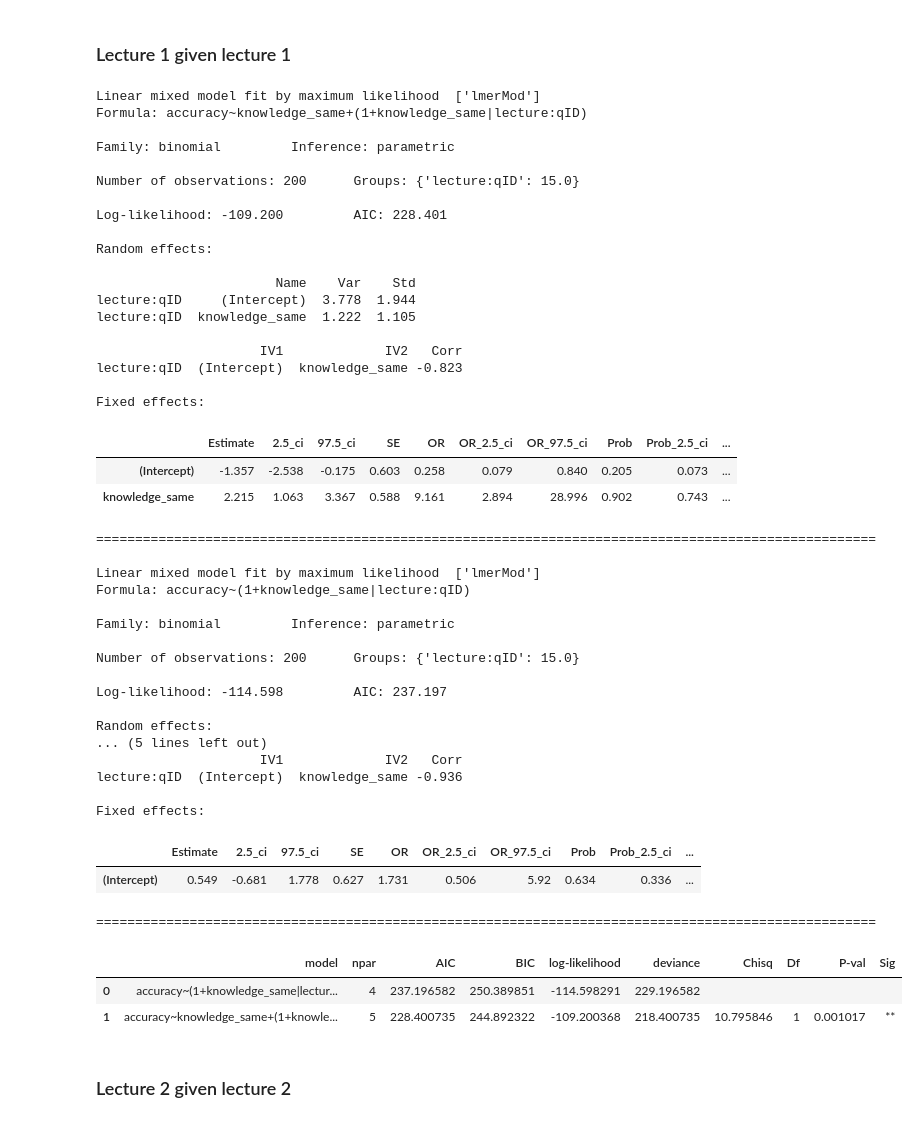
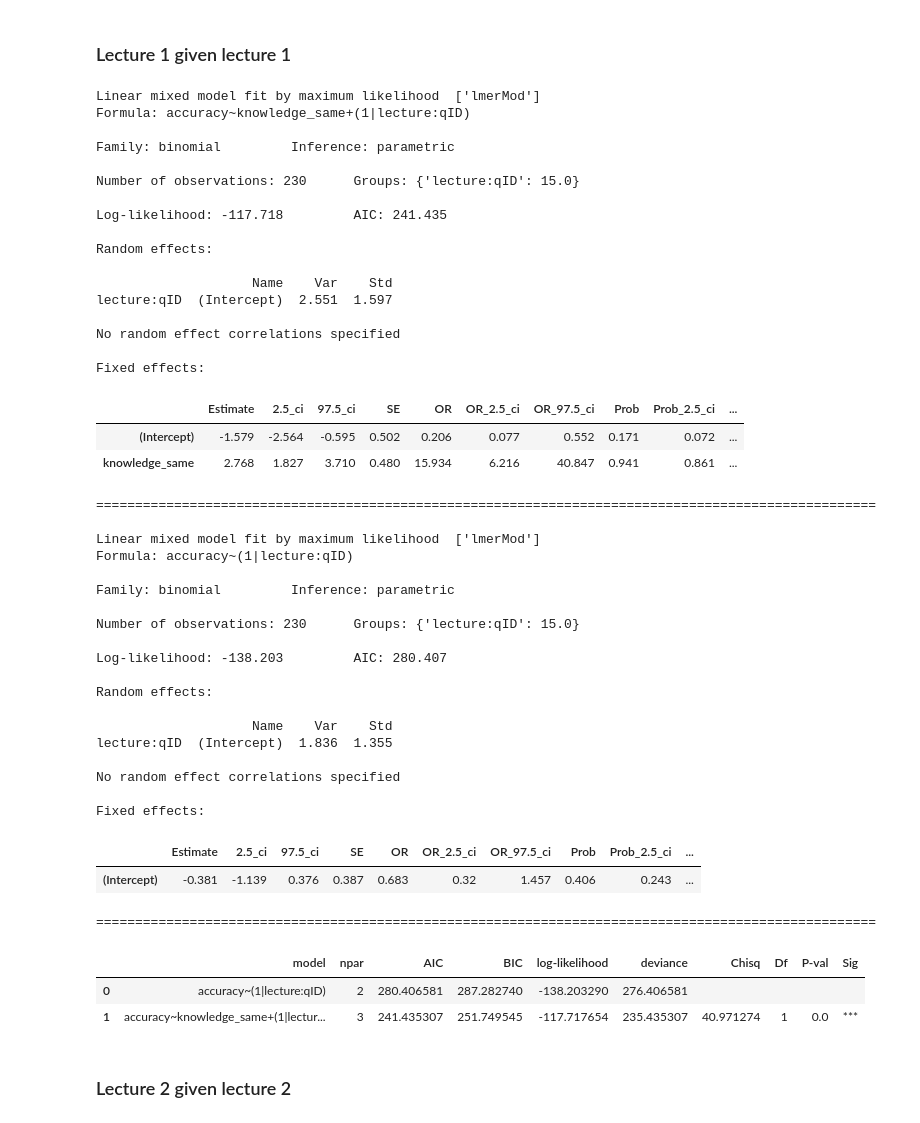
Before and after one commit to paxtonfitzpatrick/efficient-learning-khan, a Jupyter notebook: code/notebooks/main/5_predictive-analyses.ipynb, the cells around one changed output. Drawn from its saved outputs; the diff is of its cells as text; code cells hidden in the pictures.

Commit message:
fixed bug in knowledge estimate stratification

```diff
--- a/code/notebooks/main/5_predictive-analyses.ipynb
+++ b/code/notebooks/main/5_predictive-analyses.ipynb
@@ -185,6 +185,13 @@ for quiz_n in range(1, 4):
             target_question_lec = target_question_row.lecture
             target_question_vec = exp.question_vectors[target_question_id - 1]
 
+            if target_question_lec == 1:
+                target_question_lec_str = 'Forces'
+            elif target_question_lec == 2:
+                target_question_lec_str = 'BoS'
+            else:
+                target_question_lec_str = 'general'
+
             # all other questions on same quiz
             other_questions_rows = quiz_data.drop(
                 index=target_question_row.Index
@@ -196,7 +203,7 @@ for quiz_n in range(1, 4):
             opp_acc_ixs = np.flatnonzero(
                 other_questions_rows['accuracy'] != target_question_acc
             )
-            if any(opp_acc_ixs):
+            if len(opp_acc_ixs) > 0:
                 # iteratively hold out each opposite-label question and
                 # estimate knowledge for target question using all others
                 stratified_knowledge_estimates = []
@@ -219,14 +226,13 @@ for quiz_n in range(1, 4):
                     # within/across-lecture estimates
                     knowledge_estimate_same = np.nan
                     knowledge_estimate_other = np.nan
-                    target_question_lec_str = 'general'
                 else:
                     # questions about same lecture as target question
                     same_lecture_rows = other_questions_rows.loc[
                         other_questions_rows['lecture'] == target_question_lec
                     ].reset_index(drop=True)
                     opp_acc_ixs = np.flatnonzero(same_lecture_rows['accuracy'] != target_question_acc)
-                    if any(opp_acc_ixs):
+                    if len(opp_acc_ixs) > 0:
                         # stratify as above
                         stratified_knowledge_estimates = []
                         for ix in opp_acc_ixs:
@@ -250,7 +256,7 @@ for quiz_n in range(1, 4):
                         other_questions_rows['lecture'] == opp_lecture
                     ].reset_index(drop=True)
                     opp_acc_ixs = np.flatnonzero(opp_lecture_rows['accuracy'] != target_question_acc)
-                    if any(opp_acc_ixs):
+                    if len(opp_acc_ixs) > 0:
                         # stratify as above
                         stratified_knowledge_estimates = []
                         for ix in opp_acc_ixs:
@@ -267,11 +273,6 @@ for quiz_n in range(1, 4):
                     else:
                         # stratification is not possible
                         knowledge_estimate_other = np.nan
-
-                    if target_question_lec == 1:
-                        target_question_lec_str = 'Forces'
-                    else:
-                        target_question_lec_str = 'BoS'
 
             else:
                 # stratification is not possible
@@ -533,68 +534,68 @@ quiz1_lec1_within_data = quiz1_lme_data.loc[
     (quiz1_lme_data['lecture'] == 'Forces') &
     (~quiz1_lme_data['knowledge_same'].isna())
 ]
 
-mod = Lmer('accuracy ~ knowledge_same + (1+knowledge_same|lecture:qID)',
+mod = Lmer('accuracy ~ knowledge_same + (1|lecture:qID)',
            data=quiz1_lec1_within_data,
            family='binomial')
-null_mod = Lmer('accuracy ~ (1+knowledge_same|lecture:qID)',
+null_mod = Lmer('accuracy ~ (1|lecture:qID)',
                 data=quiz1_lec1_within_data,
                 family='binomial')
 
 display(mod.fit(control='optimizer="bobyqa"'))
 print(f"\n{'='*100}\n")
 display(null_mod.fit(control='optimizer="bobyqa"'))
 print(f"\n{'='*100}\n")
 lrt_result = lrt(mod, null_mod)
 display(lrt_result)
 
 models['quiz1']['lec1_within'] = {'mod': mod, 'null_mod': null_mod, 'lrt': lrt_result}
 # %% [output]
 Linear mixed model fit by maximum likelihood  ['lmerMod']
-Formula: accuracy~knowledge_same+(1+knowledge_same|lecture:qID)
+Formula: accuracy~knowledge_same+(1|lecture:qID)
 
 Family: binomial         Inference: parametric
 
-Number of observations: 200      Groups: {'lecture:qID': 15.0}
+Number of observations: 230      Groups: {'lecture:qID': 15.0}
 
-Log-likelihood: -109.200         AIC: 228.401
+Log-likelihood: -117.718         AIC: 241.435
 
 Random effects:
 
-                       Name    Var    Std
-lecture:qID     (Intercept)  3.778  1.944
-lecture:qID  knowledge_same  1.222  1.105
+                    Name    Var    Std
+lecture:qID  (Intercept)  2.551  1.597
 
-                     IV1             IV2   Corr
-lecture:qID  (Intercept)  knowledge_same -0.823
+No random effect correlations specified
 
 Fixed effects:
 |  | Estimate | 2.5_ci | 97.5_ci | SE | OR | OR_2.5_ci | OR_97.5_ci | Prob | Prob_2.5_ci | ... |
-| (Intercept) | -1.357 | -2.538 | -0.175 | 0.603 | 0.258 | 0.079 | 0.840 | 0.205 | 0.073 | ... |
-| knowledge_same | 2.215 | 1.063 | 3.367 | 0.588 | 9.161 | 2.894 | 28.996 | 0.902 | 0.743 | ... |
+| (Intercept) | -1.579 | -2.564 | -0.595 | 0.502 | 0.206 | 0.077 | 0.552 | 0.171 | 0.072 | ... |
+| knowledge_same | 2.768 | 1.827 | 3.710 | 0.480 | 15.934 | 6.216 | 40.847 | 0.941 | 0.861 | ... |
 ====================================================================================================
 
 Linear mixed model fit by maximum likelihood  ['lmerMod']
-Formula: accuracy~(1+knowledge_same|lecture:qID)
+Formula: accuracy~(1|lecture:qID)
 
 Family: binomial         Inference: parametric
 
-Number of observations: 200      Groups: {'lecture:qID': 15.0}
+Number of observations: 230      Groups: {'lecture:qID': 15.0}
 
-Log-likelihood: -114.598         AIC: 237.197
+Log-likelihood: -138.203         AIC: 280.407
 
 Random effects:
-... (5 lines left out)
-                     IV1             IV2   Corr
-lecture:qID  (Intercept)  knowledge_same -0.936
+
+                    Name    Var    Std
+lecture:qID  (Intercept)  1.836  1.355
+
+No random effect correlations specified
 
 Fixed effects:
 |  | Estimate | 2.5_ci | 97.5_ci | SE | OR | OR_2.5_ci | OR_97.5_ci | Prob | Prob_2.5_ci | ... |
-| (Intercept) | 0.549 | -0.681 | 1.778 | 0.627 | 1.731 | 0.506 | 5.92 | 0.634 | 0.336 | ... |
+| (Intercept) | -0.381 | -1.139 | 0.376 | 0.387 | 0.683 | 0.32 | 1.457 | 0.406 | 0.243 | ... |
 ====================================================================================================
 |  | model | npar | AIC | BIC | log-likelihood | deviance | Chisq | Df | P-val | Sig |
-| 0 | accuracy~(1+knowledge_same|lectur... | 4 | 237.196582 | 250.389851 | -114.598291 | 229.196582 |  |  |  |  |
-| 1 | accuracy~knowledge_same+(1+knowle... | 5 | 228.400735 | 244.892322 | -109.200368 | 218.400735 | 10.795846 | 1 | 0.001017 | ** |
+| 0 | accuracy~(1|lecture:qID) | 2 | 280.406581 | 287.282740 | -138.203290 | 276.406581 |  |  |  |  |
+| 1 | accuracy~knowledge_same+(1|lectur... | 3 | 241.435307 | 251.749545 | -117.717654 | 235.435307 | 40.971274 | 1 | 0.0 | *** |
 # %% [markdown]
 ### Lecture 2 given lecture 2
 # %%
```
Also changed, not shown: parts of 17 cells of this notebook.
